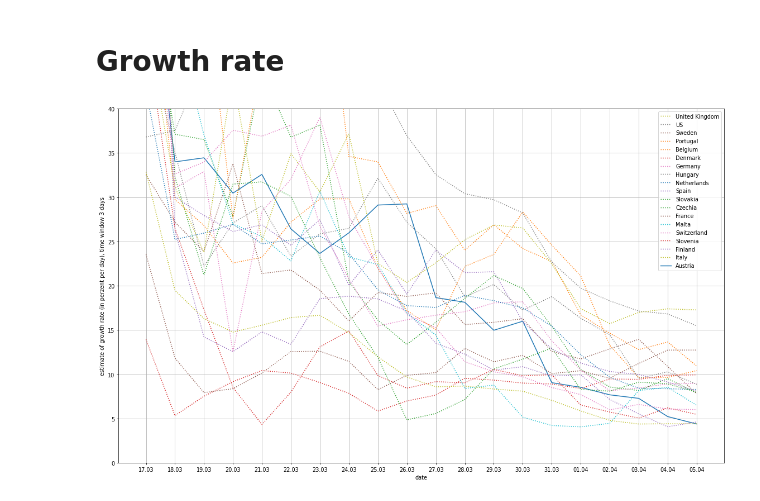
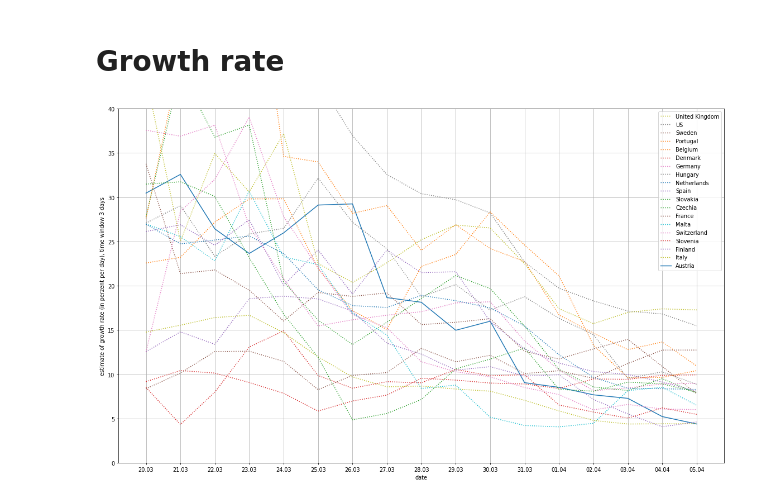
Before and after one commit to human-centered-ai-lab/app-covid-19-playground, a Jupyter notebook: covid_19_playground.ipynb, the cells around one changed output. Cells and saved outputs as stored; diff of their text form; code cells hidden in the pictures.

```diff
--- a/covid_19_playground.ipynb
+++ b/covid_19_playground.ipynb
@@ -45,7 +45,7 @@ population.update ({'US' : 330467650})
 #print ("COUNTRIES OF INTEREST WITH POPULATION")
 #print (population)
 
-start_date = date(2020, 3, 8)
+start_date = date(2020, 3, 15)
 end_date   = date(2020, 3, 30)
 
 
@@ -116,7 +168,6 @@ plt.show()
 # delta growth rate computing
 deltaInDays = 3
 
-startDate = date(2020, 3, 17)
 
 dateIndexMapper = []
 datesToConsider = []
@@ -156,31 +207,31 @@ for c in countriesOfInterest:
                 if daydata['date'] == dateIndexMapper [dateIndexReverse+deltaInDays]:
                     fromcc = daydata['confirmed']
             for daydata in datafromonecontry:
                 if daydata['date'] == dateIndexMapper [dateIndexReverse]:
                     tocc  = daydata['confirmed']
 
             if fromcc  == 0:
                 v = 0
             else:
                 v = 100 * (tocc-fromcc) / fromcc  / deltaInDays
 
             numberToOrder[i] = v
             y_axis_data.append(v)
 
         ls = 'solid' if c == 'Austria' else 'dotted'
         lines, = plt.plot(x_axis_data,  y_axis_data, label=c, linestyle=ls)
         labels.append (c)
         i = i + 1
 
 LabelOrdering = []
 for e in sorted(numberToOrder.items(), key=lambda x: x[1], reverse=True):
         LabelOrdering.append (e[0])
 
 plt.xlabel("date")
 plt.ylabel("estimate of growth rate (in perzent per day), time window 3 days")
 plt.grid(True)
 
 handles, labels = plt.gca().get_legend_handles_labels()
 legend = plt.legend([handles[idx] for idx in LabelOrdering],[labels[idx] for idx in LabelOrdering], loc='upper right')
 # %% [output]
-[figure, old version]
+[figure, new version]
```
Also changed, not shown: parts of 4 cells of this notebook.
